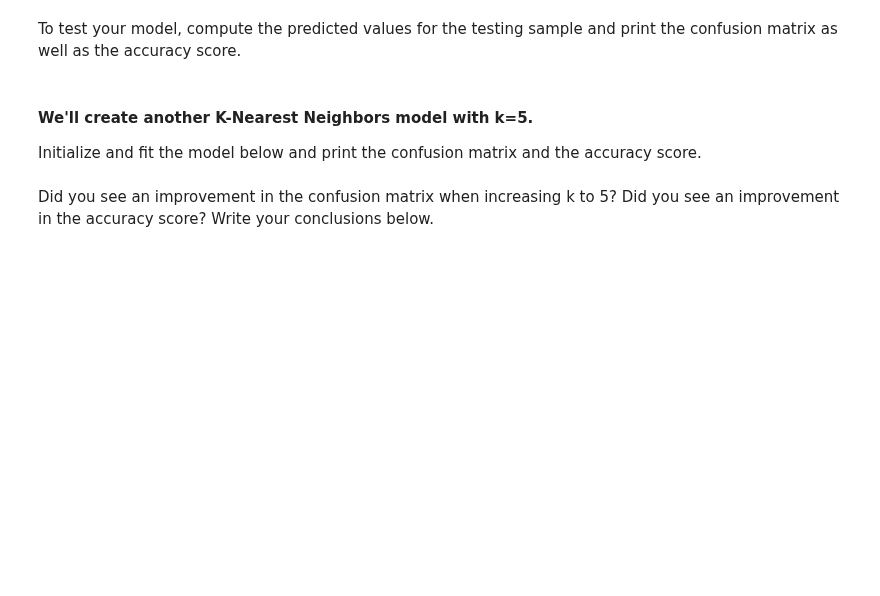
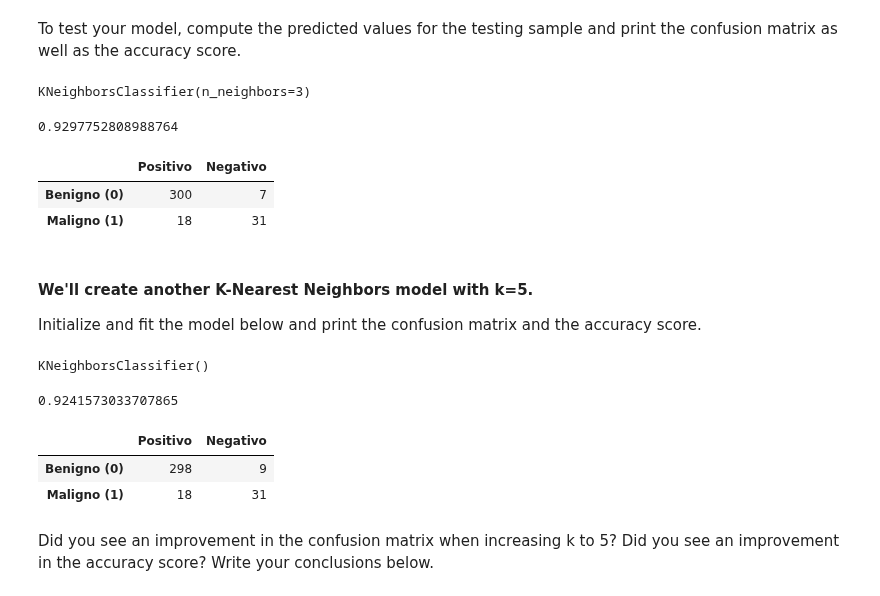
Before and after one commit to ta-data-mexpt/lab-supervised-learning, a Jupyter notebook: your-code/main.ipynb, the cells around one changed output. Drawn from its saved outputs; the diff is of its cells as text; code cells hidden in the pictures; blank space fills up the shorter version.

```diff
--- a/your-code/main.ipynb
+++ b/your-code/main.ipynb
@@ -498,12 +510,44 @@ Though is it not required, we will fit a model using the training data and then
 To test your model, compute the predicted values for the testing sample and print the confusion matrix as well as the accuracy score.
 # %%
 # Your code here:
+
+kn_model = KNeighborsClassifier(n_neighbors = 3)
+kn_model.fit(X_train, y_train)
+# %% [output]
+KNeighborsClassifier(n_neighbors=3)
+# %%
+y_pred_kn = kn_model.predict(X_test)
+accuracy_score(y_test, y_pred_kn)
+# %% [output]
+0.9297752808988764
+# %%
+pd.DataFrame(confusion_matrix(y_test, y_pred_kn), index=['Benigno (0)', 'Maligno (1)'], columns=['Positivo', 'Negativo'])
+# %% [output]
+|  | Positivo | Negativo |
+| Benigno (0) | 300 | 7 |
+| Maligno (1) | 18 | 31 |
 # %% [markdown]
 #### We'll create another K-Nearest Neighbors model with k=5.
 
 Initialize and fit the model below and print the confusion matrix and the accuracy score.
 # %%
 # Your code here:
+
+kn_model = KNeighborsClassifier(n_neighbors = 5)
+kn_model.fit(X_train, y_train)
+# %% [output]
+KNeighborsClassifier()
+# %%
+y_pred_kn = kn_model.predict(X_test)
+accuracy_score(y_test, y_pred_kn)
+# %% [output]
+0.9241573033707865
+# %%
+pd.DataFrame(confusion_matrix(y_test, y_pred_kn), index=['Benigno (0)', 'Maligno (1)'], columns=['Positivo', 'Negativo'])
+# %% [output]
+|  | Positivo | Negativo |
+| Benigno (0) | 298 | 9 |
+| Maligno (1) | 18 | 31 |
 # %% [markdown]
 Did you see an improvement in the confusion matrix when increasing k to 5? Did you see an improvement in the accuracy score? Write your conclusions below.
 # %%
```
Also changed, not shown: parts of 16 cells of this notebook.
